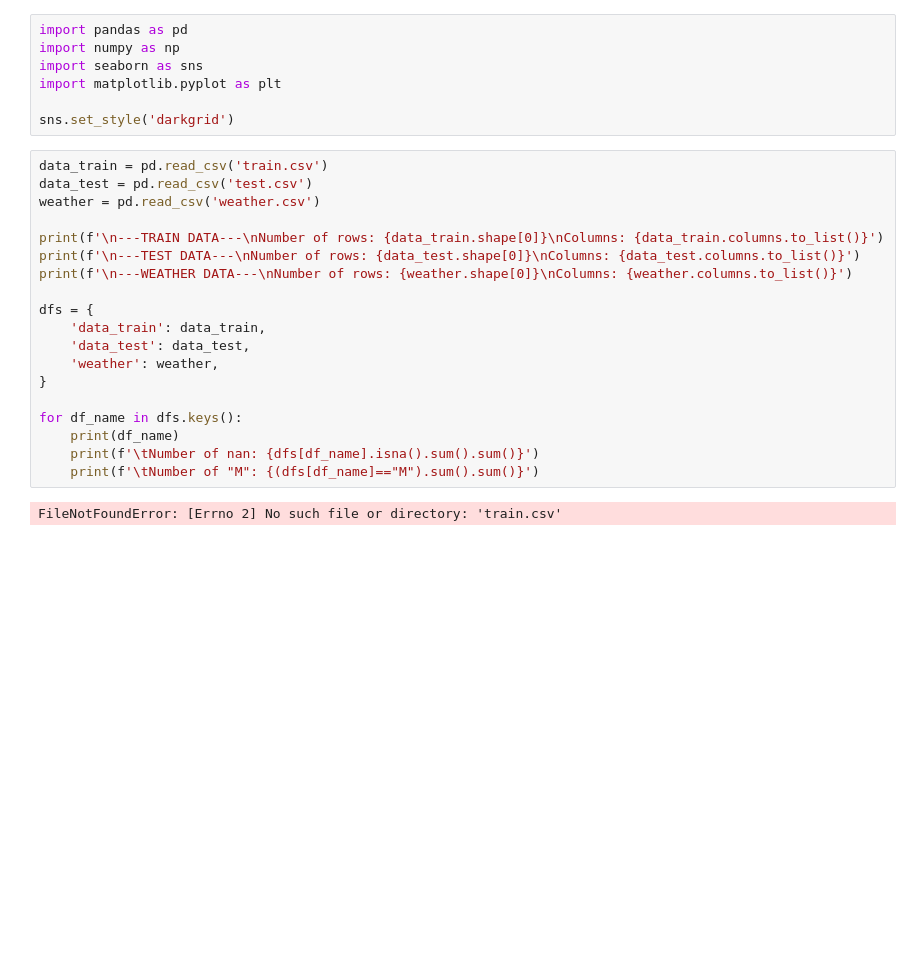
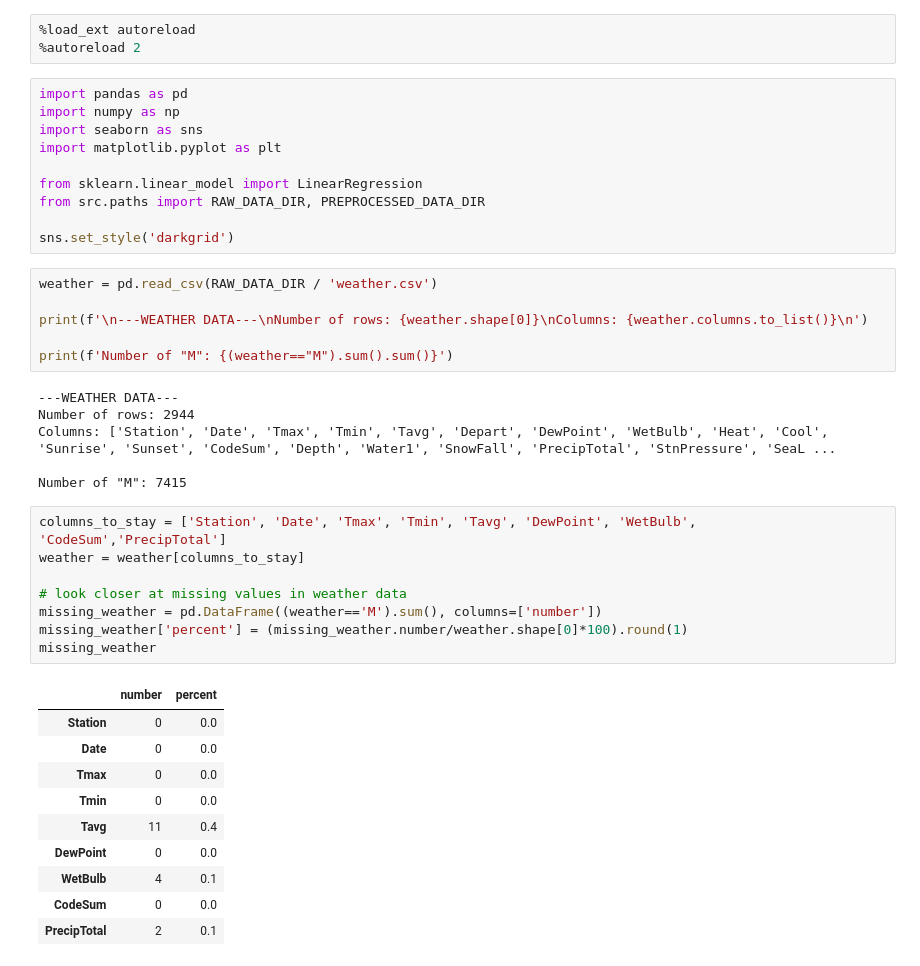
Before and after one commit to AgaZgo/west_nile_virus_prediction, a Jupyter notebook: notebooks/clean_weather_data.ipynb, the cells around one changed output. Cells and saved outputs as stored; diff of their text form; blank space fills up the shorter version.

```diff
--- a/notebooks/clean_weather_data.ipynb
+++ b/notebooks/clean_weather_data.ipynb
@@ -1,28 +1,44 @@
+# %%
+%load_ext autoreload
+%autoreload 2
 # %%
 import pandas as pd
 import numpy as np
 import seaborn as sns
 import matplotlib.pyplot as plt
 
+from sklearn.linear_model import LinearRegression
+from src.paths import RAW_DATA_DIR, PREPROCESSED_DATA_DIR
+
 sns.set_style('darkgrid')
-# %%
-data_train = pd.read_csv('train.csv')
-data_test = pd.read_csv('test.csv')
-weather = pd.read_csv('weather.csv')
-
-print(f'\n---TRAIN DATA---\nNumber of rows: {data_train.shape[0]}\nColumns: {data_train.columns.to_list()}')
-print(f'\n---TEST DATA---\nNumber of rows: {data_test.shape[0]}\nColumns: {data_test.columns.to_list()}')
-print(f'\n---WEATHER DATA---\nNumber of rows: {weather.shape[0]}\nColumns: {weather.columns.to_list()}')
-
-dfs = {
-    'data_train': data_train,
-    'data_test': data_test,
-    'weather': weather,
-}
-
-for df_name in dfs.keys():
-    print(df_name)
-    print(f'\tNumber of nan: {dfs[df_name].isna().sum().sum()}')
-    print(f'\tNumber of "M": {(dfs[df_name]=="M").sum().sum()}')
-# %% [output]
-FileNotFoundError: [Errno 2] No such file or directory: 'train.csv'
+# %%
+weather = pd.read_csv(RAW_DATA_DIR / 'weather.csv')
+
+print(f'\n---WEATHER DATA---\nNumber of rows: {weather.shape[0]}\nColumns: {weather.columns.to_list()}\n')
+
+print(f'Number of "M": {(weather=="M").sum().sum()}')
+# %% [output]
+---WEATHER DATA---
+Number of rows: 2944
+Columns: ['Station', 'Date', 'Tmax', 'Tmin', 'Tavg', 'Depart', 'DewPoint', 'WetBulb', 'Heat', 'Cool', 'Sunrise', 'Sunset', 'CodeSum', 'Depth', 'Water1', 'SnowFall', 'PrecipTotal', 'StnPressure', 'SeaL ...
+
+Number of "M": 7415
+# %%
+columns_to_stay = ['Station', 'Date', 'Tmax', 'Tmin', 'Tavg', 'DewPoint', 'WetBulb', 'CodeSum','PrecipTotal']
+weather = weather[columns_to_stay]
+
+# look closer at missing values in weather data
+missing_weather = pd.DataFrame((weather=='M').sum(), columns=['number'])
+missing_weather['percent'] = (missing_weather.number/weather.shape[0]*100).round(1)
+missing_weather
+# %% [output]
+|  | number | percent |
+| Station | 0 | 0.0 |
+| Date | 0 | 0.0 |
+| Tmax | 0 | 0.0 |
+| Tmin | 0 | 0.0 |
+| Tavg | 11 | 0.4 |
+| DewPoint | 0 | 0.0 |
+| WetBulb | 4 | 0.1 |
+| CodeSum | 0 | 0.0 |
+| PrecipTotal | 2 | 0.1 |
```
Also changed, not shown: parts of 9 cells of this notebook, 8 other files.
